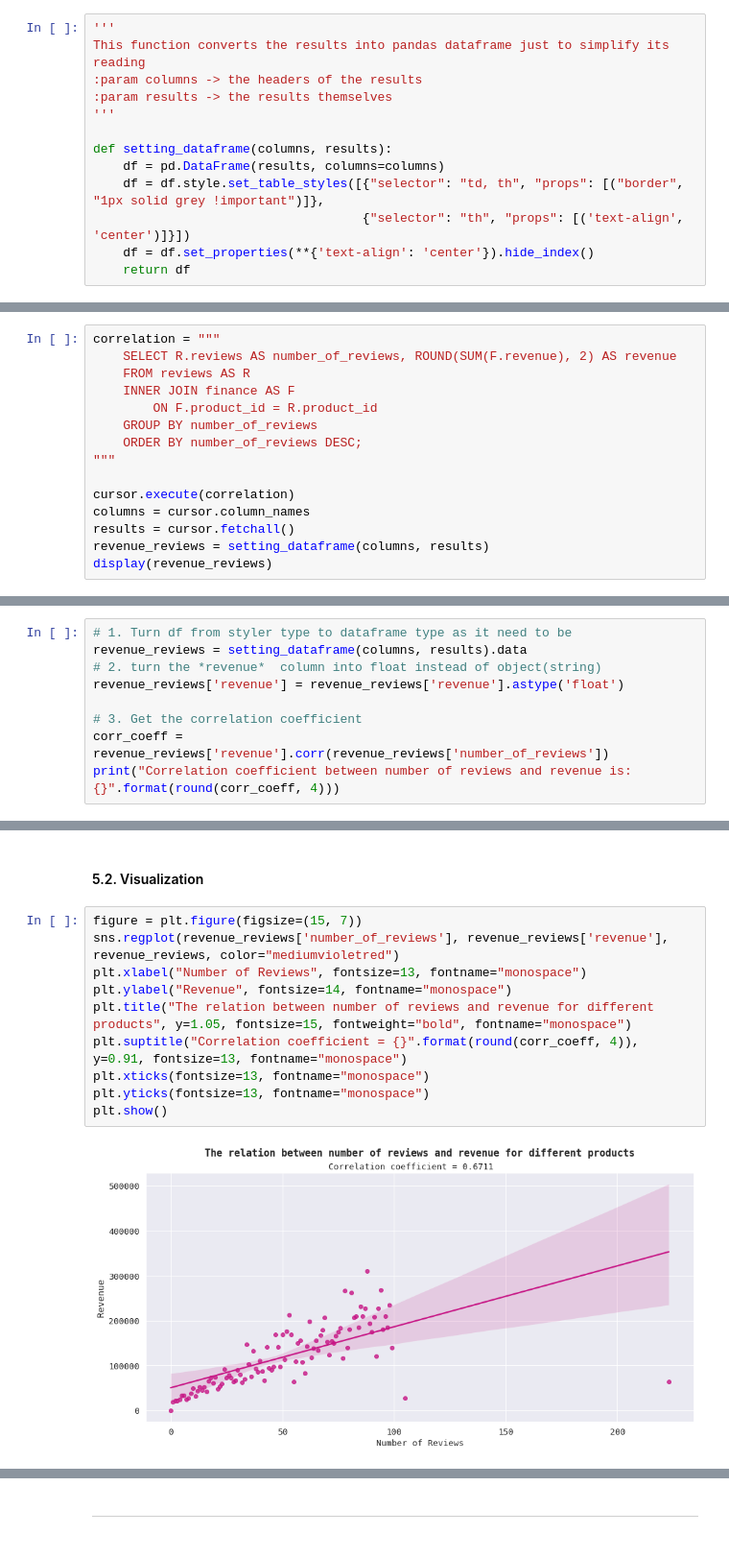
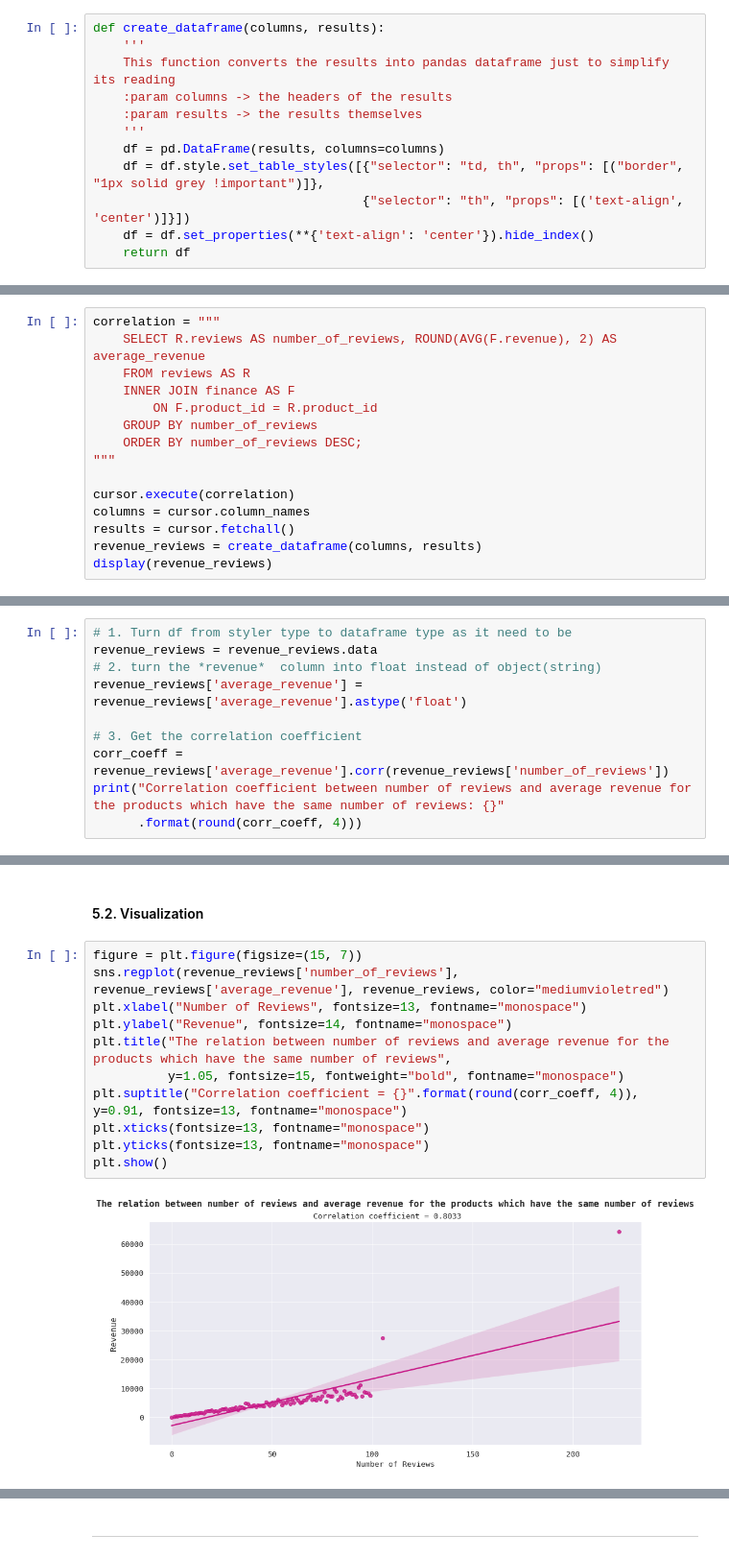
Before and after one commit to mennamamdouh/Optimizing-Online-Sports-Retail-Revenue, a Jupyter notebook: Optimizing Online Sports Retail Revenue.ipynb, the cells around one changed output, grey strips where cells are left out. Shown at 96% size. Cells and saved outputs as stored; diff of their text form.

```diff
--- a/Optimizing Online Sports Retail Revenue.ipynb
+++ b/Optimizing Online Sports Retail Revenue.ipynb
@@ -68,13 +68,12 @@ cursor = connection.cursor()
 # %% [markdown]
 ## 2. Creating some functions that will help through the project ##
 # %%
-'''
-This function converts the results into pandas dataframe just to simplify its reading
-:param columns -> the headers of the results
-:param results -> the results themselves
-'''
-
-def setting_dataframe(columns, results):
+def create_dataframe(columns, results):
+    '''
+    This function converts the results into pandas dataframe just to simplify its reading
+    :param columns -> the headers of the results
+    :param results -> the results themselves
+    '''
     df = pd.DataFrame(results, columns=columns)
     df = df.style.set_table_styles([{"selector": "td, th", "props": [("border", "1px solid grey !important")]},
                                     {"selector": "th", "props": [('text-align', 'center')]}])
@@ -417,7 +412,7 @@ setting_dataframe(columns, results)
 #### 5.1. Retrieving data from the database ####
 # %%
 correlation = """
-    SELECT R.reviews AS number_of_reviews, ROUND(SUM(F.revenue), 2) AS revenue
+    SELECT R.reviews AS number_of_reviews, ROUND(AVG(F.revenue), 2) AS average_revenue
     FROM reviews AS R
     INNER JOIN finance AS F
         ON F.product_id = R.product_id
@@ -428,6 +423,6 @@ correlation = """
 cursor.execute(correlation)
 columns = cursor.column_names
 results = cursor.fetchall()
-revenue_reviews = setting_dataframe(columns, results)
+revenue_reviews = create_dataframe(columns, results)
 display(revenue_reviews)
 # %% [output]
@@ -450,11 +445,12 @@ display(revenue_reviews)
 | 0 | 0.00 |
 # %%
 # 1. Turn df from styler type to dataframe type as it need to be
-revenue_reviews = setting_dataframe(columns, results).data
+revenue_reviews = revenue_reviews.data
 # 2. turn the *revenue*  column into float instead of object(string)
-revenue_reviews['revenue'] = revenue_reviews['revenue'].astype('float')
+revenue_reviews['average_revenue'] = revenue_reviews['average_revenue'].astype('float')
 
 # 3. Get the correlation coefficient
-corr_coeff = revenue_reviews['revenue'].corr(revenue_reviews['number_of_reviews'])
-print("Correlation coefficient between number of reviews and revenue is: {}".format(round(corr_coeff, 4)))
+corr_coeff = revenue_reviews['average_revenue'].corr(revenue_reviews['number_of_reviews'])
+print("Correlation coefficient between number of reviews and average revenue for the products which have the same number of reviews: {}"
+      .format(round(corr_coeff, 4)))
 # %% [output]
@@ -463,15 +459,16 @@ Correlation coefficient between number of reviews and revenue is: 0.6711
 #### 5.2. Visualization ####
 # %%
 figure = plt.figure(figsize=(15, 7))
-sns.regplot(revenue_reviews['number_of_reviews'], revenue_reviews['revenue'], revenue_reviews, color="mediumvioletred")
+sns.regplot(revenue_reviews['number_of_reviews'], revenue_reviews['average_revenue'], revenue_reviews, color="mediumvioletred")
 plt.xlabel("Number of Reviews", fontsize=13, fontname="monospace")
 plt.ylabel("Revenue", fontsize=14, fontname="monospace")
-plt.title("The relation between number of reviews and revenue for different products", y=1.05, fontsize=15, fontweight="bold", fontname="monospace")
+plt.title("The relation between number of reviews and average revenue for the products which have the same number of reviews",
+          y=1.05, fontsize=15, fontweight="bold", fontname="monospace")
 plt.suptitle("Correlation coefficient = {}".format(round(corr_coeff, 4)), y=0.91, fontsize=13, fontname="monospace")
 plt.xticks(fontsize=13, fontname="monospace")
 plt.yticks(fontsize=13, fontname="monospace")
 plt.show()
 # %% [output]
-[figure, old version]
+[figure, new version]
 # %% [markdown]
 <div align="center">
```
Also changed, not shown: parts of 39 cells of this notebook.
